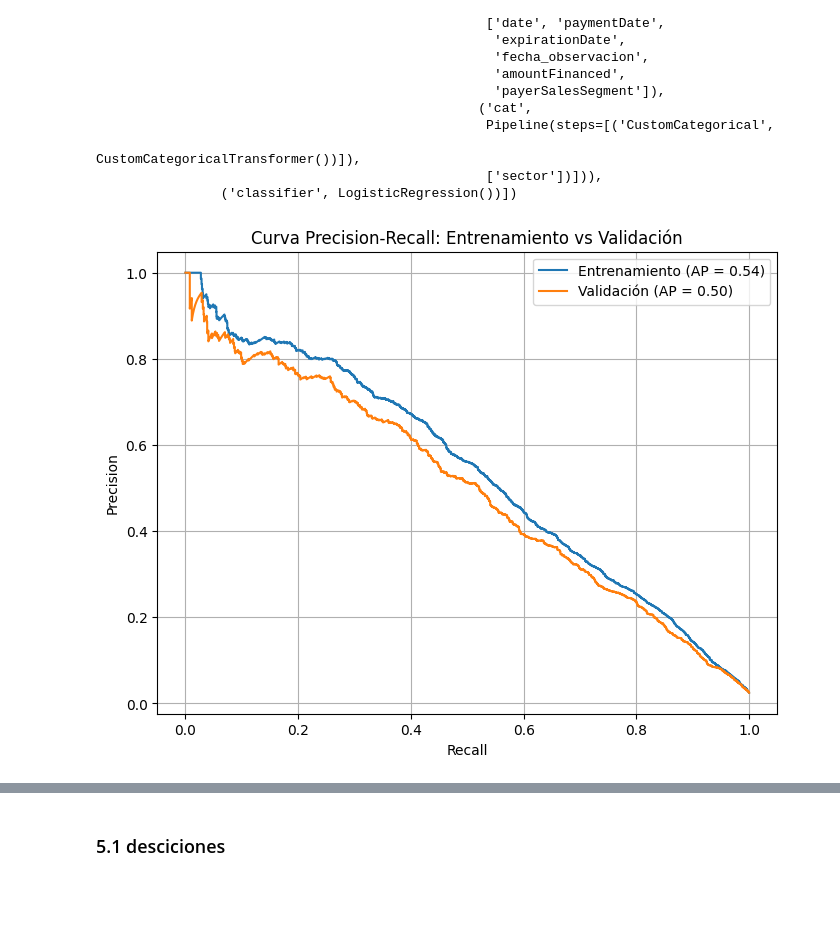
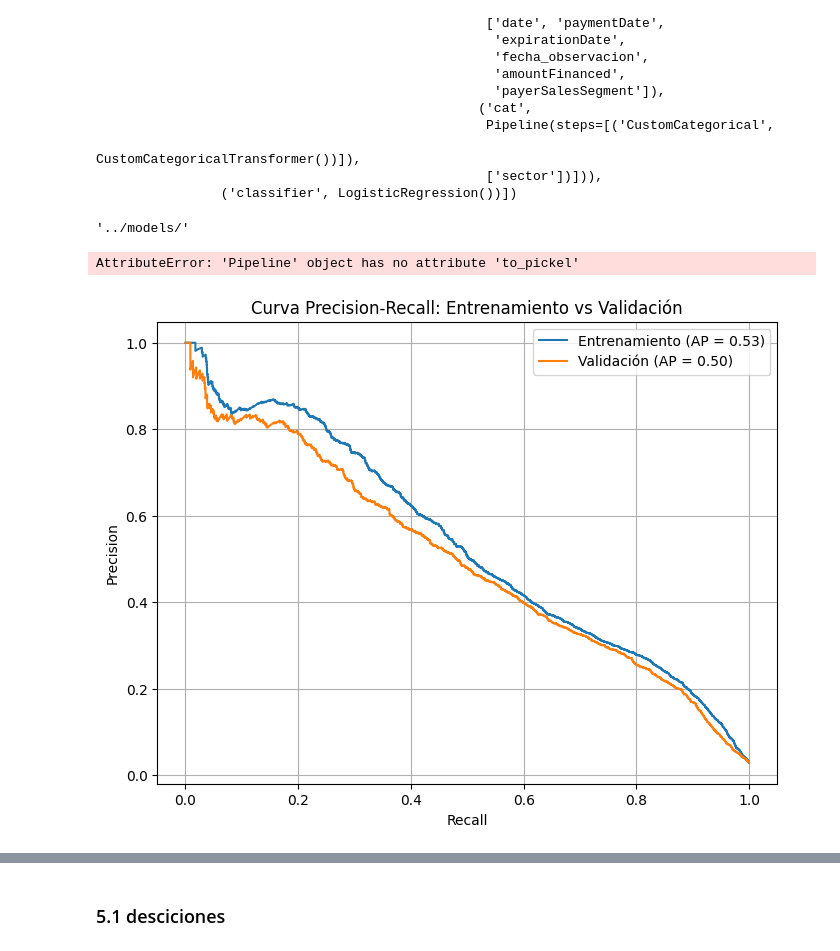
Before and after one commit to Lucasalam/model_risk, a Jupyter notebook: notebooks/04_Baseline_Model.ipynb, the cells around one changed output, grey strips where cells are left out. Saved outputs shown, nothing was run; the diff lists cells and outputs as text; code cells hidden in the pictures; blank space fills up the shorter version.

Commit message:
modelo final

```diff
--- a/notebooks/04_Baseline_Model.ipynb
+++ b/notebooks/04_Baseline_Model.ipynb
@@ -110,27 +118,46 @@ class CustomNumericalTransformer(BaseEstimator, TransformerMixin):
         Transforma los datos aplicando la lógica personalizada.
         """
 
-        X['date']=pd.to_datetime(X['date'])
-        X['paymentDate']=pd.to_datetime(X['paymentDate'])
-        X['fecha_observacion']=pd.to_datetime(X['fecha_observacion'])
-        X['expirationDate']=pd.to_datetime(X['expirationDate'])
-        X['paymentDays'] = np.where(X['paymentDate'].isnull(),(X['fecha_observacion'] - X['expirationDate']).dt.days, # fecha de corte "foto"
-                                    (X['paymentDate'] - X['expirationDate']).dt.days)
 
-        X["paymentDays_cap"]=X["paymentDays"].clip(lower=-178, upper=203)
+        X["prbm_payerSalesSegment"]=np.where(X["payerSalesSegment"].isin([6]),0.002391,
+        np.where(X["payerSalesSegment"].isin([5]),0.020237,
+        np.where(X["payerSalesSegment"].isin([3,4]),0.117108,0.190335
+        )))
 
         X['amountFinanced']=np.where(X['amountFinanced'].isnull(),713881,X['amountFinanced'])
         X["amountFinanced_log_abs"]= np.sign(X['amountFinanced']) * np.log(np.abs(X['amountFinanced']) + 1)
         X["amountFinanced_log_abs_cap"]=X["amountFinanced_log_abs"].clip(lower=0, upper=22)
 
+        X['date']=pd.to_datetime(X['date'])
+        X['paymentDate']=pd.to_datetime(X['paymentDate'])
+        X['fecha_observacion']=pd.to_datetime(X['fecha_observacion'])
+        X['expirationDate']=pd.to_datetime(X['expirationDate'])
+
+        X['paymentDays'] = np.where(X['paymentDate'].isnull(),(X['fecha_observacion'] - X['expirationDate']).dt.days, # fecha de corte "foto"
+                                    (X['paymentDate'] - X['expirationDate']).dt.days)
+
+        X["prbm_paymentDays"]=np.where(X["paymentDays"]<=2,0.008933,
+        np.where(X["paymentDays"]<=32,0.024220,
+        np.where(X["paymentDays"]<=49,0.106759,
+        np.where(X["paymentDays"]<=63,0.160494,
+        np.where(X["paymentDays"]<=93,0.343100,0.733679
+        )))))
+
+
+
         X['expirationDays'] = (X['expirationDate'] - X['date']).dt.days
         X["expirationDays_log_abs"]= np.sign(X['expirationDays']) * np.log(np.abs(X['expirationDays']) + 1)
-        X["expirationDays_log_abs_cap"]=X["expirationDays_log_abs"].clip(lower=1.79, upper=5.257495)
+        X["expirationDays_log_abs_cap"]=X["expirationDays_log_abs"].clip(lower=1.79, upper=5.08)
 
-        return X[['paymentDays_cap',
+        X['date_paymentDays']=X['expirationDays']+X['paymentDays']
+        X["date_paymentDays_cap"]=X["date_paymentDays"].clip(lower=-7, upper=280)
+
+
+        return X[['prbm_payerSalesSegment',
                 'amountFinanced_log_abs_cap',
-                'payerSalesSegment',
-                'expirationDays_log_abs_cap']]
+                'prbm_paymentDays',
+                'expirationDays_log_abs_cap',
+                'date_paymentDays_cap']]
 
 class CustomCategoricalTransformer(BaseEstimator, TransformerMixin):
     def __init__(self):
@@ -223,9 +250,19 @@ Pipeline(steps=[('preprocessor',
                                                                    CustomCategoricalTransformer())]),
                                                   ['sector'])])),
                 ('classifier', LogisticRegression())])
+# %%
+models_dir
+# %% [output]
+'../models/'
+# %%
+model.to_pickel(models_dir+'rl_model.pkl')
+# %% [output]
+AttributeError: 'Pipeline' object has no attribute 'to_pickel'
 # %%
 y_pred = model.predict_proba(df_train[var_primarias])[:,1]
 # %%
-curva_precision_recall(df_train,pd.concat([df_test,df_dev]),model,variables=var_primarias,vd="vd",model_sm=False)
+## estos resultados son similar son indentico a sm
+
+curva_precision_recall(df_train,pd.concat([df_test,df_val]),model,variables=var_primarias,vd="vd",model_sm=False)
 # %% [output]
-[figure, old version]
+[figure, new version]
```
Also changed, not shown: parts of 32 cells of this notebook, 22 other files.
